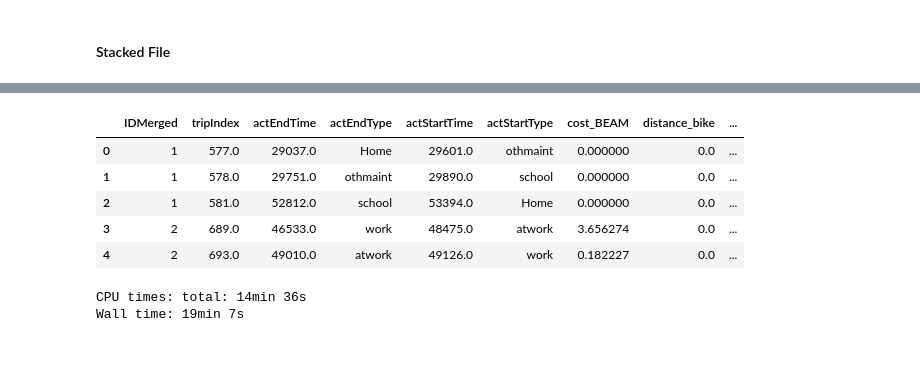
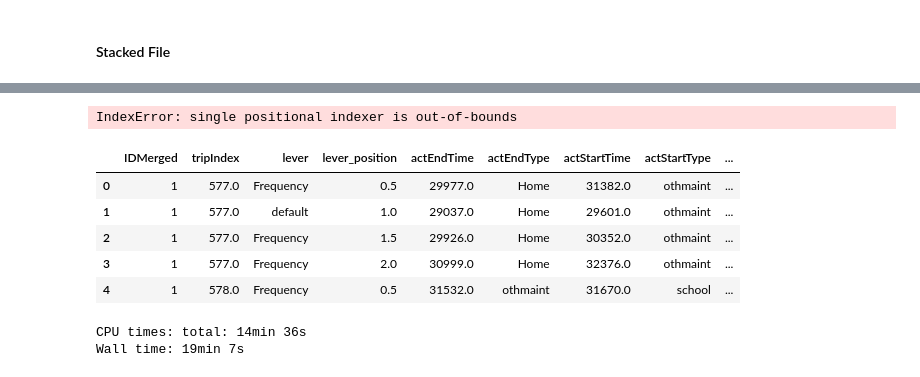
Before and after one commit to LBNL-UCB-STI/beam-core-analysis, a Jupyter notebook: Users/Nazanin/Stacked_Person_Trip_Dataset.ipynb, the cells around one changed output, grey strips where cells are left out. Saved outputs shown, nothing was run; the diff lists cells and outputs as text; code cells hidden in the pictures.

Commit message:
Updated Stacked file

```diff
--- a/Users/Nazanin/Stacked_Person_Trip_Dataset.ipynb
+++ b/Users/Nazanin/Stacked_Person_Trip_Dataset.ipynb
@@ -152,0 +150,22 @@ sf_stacked_tr_fr = pd.read_csv(stacked_tr_fr_path + 'sf_2018_stacked_tr_fr.csv')
+# %%
+sf_stacked_tr_fr = sf_stacked_tr_fr.sort_values(by=['IDMerged', 'tripIndex', 'lever_position']).reset_index(drop=True)
+# %%
+# shift column 'person' to first position
+first_column = sf_stacked_tr_fr.pop('lever')
+second_column = sf_stacked_tr_fr.pop('lever_position')
+# insert column using insert(position,column_name,first_column) function
+sf_stacked_tr_fr.insert(2, 'lever', first_column)
+sf_stacked_tr_fr.insert(3, 'lever_position', second_column)
+# %%
+sf_stacked_tr_fr['logsum_relative_to_baseline'] = sf_stacked_tr_fr.groupby(['IDMerged','tripIndex'])['logsum_trip_mode_AS_trips'].agg(lambda x: x.iloc[0] - x.iloc[1])
+# %% [output]
+IndexError: single positional indexer is out-of-bounds
+# %%
+sf_stacked_tr_fr.head()
+# %% [output]
+|  | IDMerged | tripIndex | lever | lever_position | actEndTime | actEndType | actStartTime | actStartType | ... |
+| 0 | 1 | 577.0 | Frequency | 0.5 | 29977.0 | Home | 31382.0 | othmaint | ... |
+| 1 | 1 | 577.0 | default | 1.0 | 29037.0 | Home | 29601.0 | othmaint | ... |
+| 2 | 1 | 577.0 | Frequency | 1.5 | 29926.0 | Home | 30352.0 | othmaint | ... |
+| 3 | 1 | 577.0 | Frequency | 2.0 | 30999.0 | Home | 32376.0 | othmaint | ... |
+| 4 | 1 | 578.0 | Frequency | 0.5 | 31532.0 | othmaint | 31670.0 | school | ... |
@@ -155,14 +181,5 @@ sf_stacked['logsum_relative_to_baseline'] = logsum - baseline logsum
 # %%
 sf_stacked['door_to_door_time_relative_to_baseline'] =
-# %%
-sf_stacked.head()
-# %% [output]
-|  | IDMerged | tripIndex | actEndTime | actEndType | actStartTime | actStartType | cost_BEAM | distance_bike | ... |
-| 0 | 1 | 577.0 | 29037.0 | Home | 29601.0 | othmaint | 0.000000 | 0.0 | ... |
-| 1 | 1 | 578.0 | 29751.0 | othmaint | 29890.0 | school | 0.000000 | 0.0 | ... |
-| 2 | 1 | 581.0 | 52812.0 | school | 53394.0 | Home | 0.000000 | 0.0 | ... |
-| 3 | 2 | 689.0 | 46533.0 | work | 48475.0 | atwork | 3.656274 | 0.0 | ... |
-| 4 | 2 | 693.0 | 49010.0 | atwork | 49126.0 | work | 0.182227 | 0.0 | ... |
 # %%
 %%time
 sf_stacked.to_csv('s3://beam-core-act/deepDive/CleanData/SanFrancisco/Stacked/sf_2018_stacked_tr_fr.csv', index=False)
```
Also changed, not shown: parts of 7 cells of this notebook.
